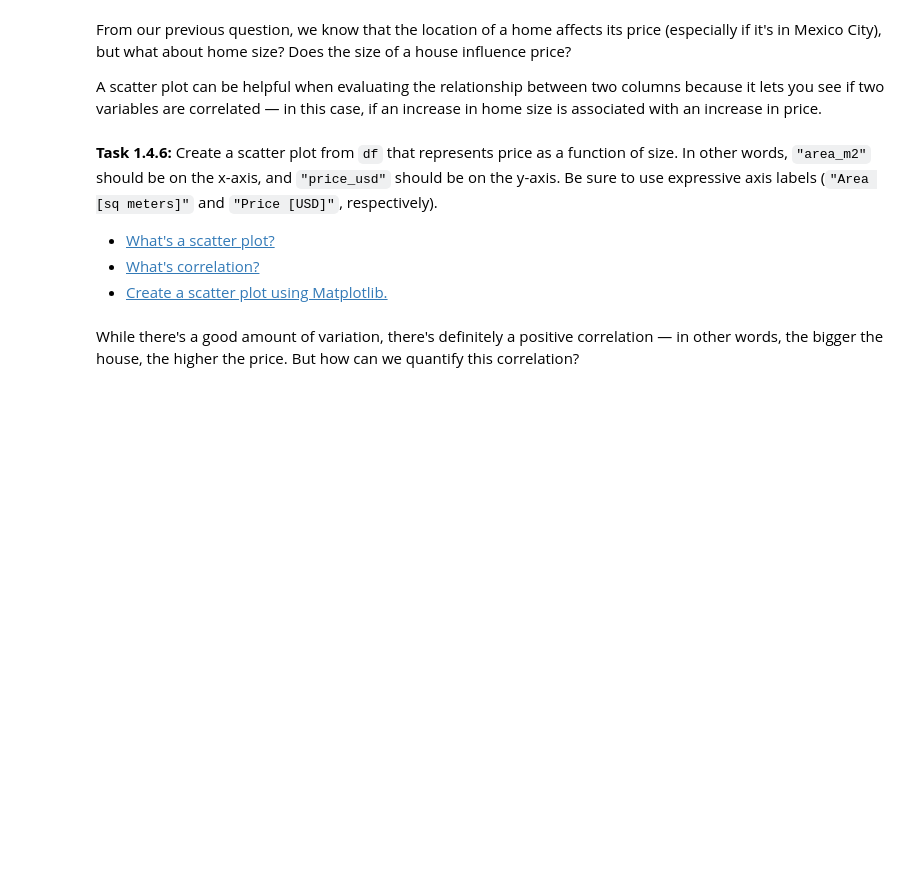
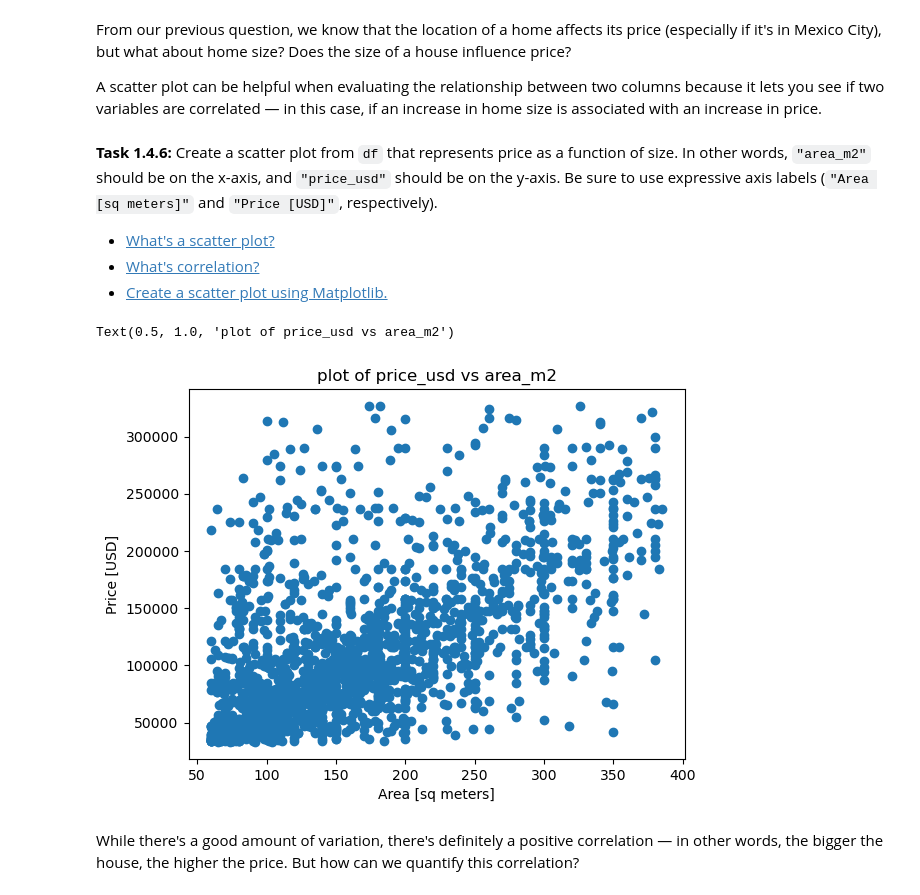
Before and after one commit to franklinobasy/WQU-Projects, a Jupyter notebook: 010-housing-in-mexico/014-size-or-location.ipynb, the cells around one changed output. Drawn from its saved outputs; the diff is of its cells as text; code cells hidden in the pictures; blank space fills up the shorter version.

```diff
--- a/010-housing-in-mexico/014-size-or-location.ipynb
+++ b/010-housing-in-mexico/014-size-or-location.ipynb
@@ -183,14 +183,18 @@ VimeoVideo("656377758", h="62546c7b86", width=600)
 # %%
 # Create scatter plot of "price_usd" vs "area_m2"
 plt.scatter(df["area_m2"], df["price_usd"])
 
 # Add x-axis label
 plt.xlabel("Area [sq meters]")
 
 # Add y-axis label
-
+plt.ylabel("Price [USD]")
 
 # Add title
+plt.title("plot of price_usd vs area_m2")
+# %% [output]
+Text(0.5, 1.0, 'plot of price_usd vs area_m2')
+[figure, added]
 # %% [markdown]
 While there's a good amount of variation, there's definitely a positive correlation — in other words, the bigger the house, the higher the price. But how can we quantify this correlation?
 # %%
```
Also changed, not shown: parts of 5 cells of this notebook, 4 other files.
